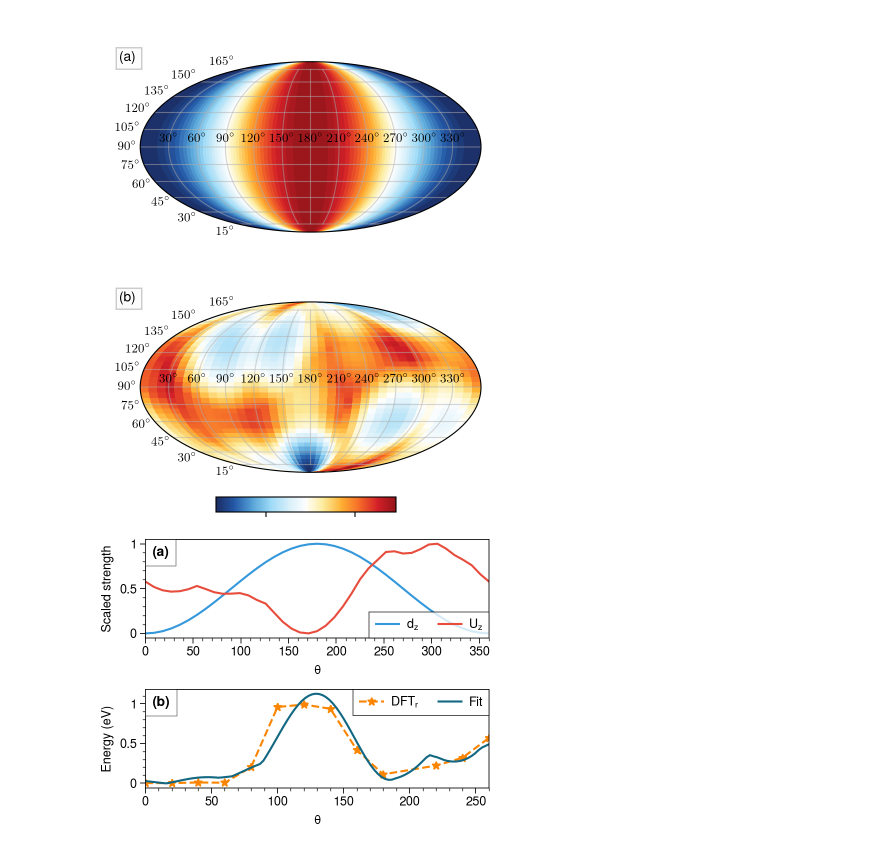
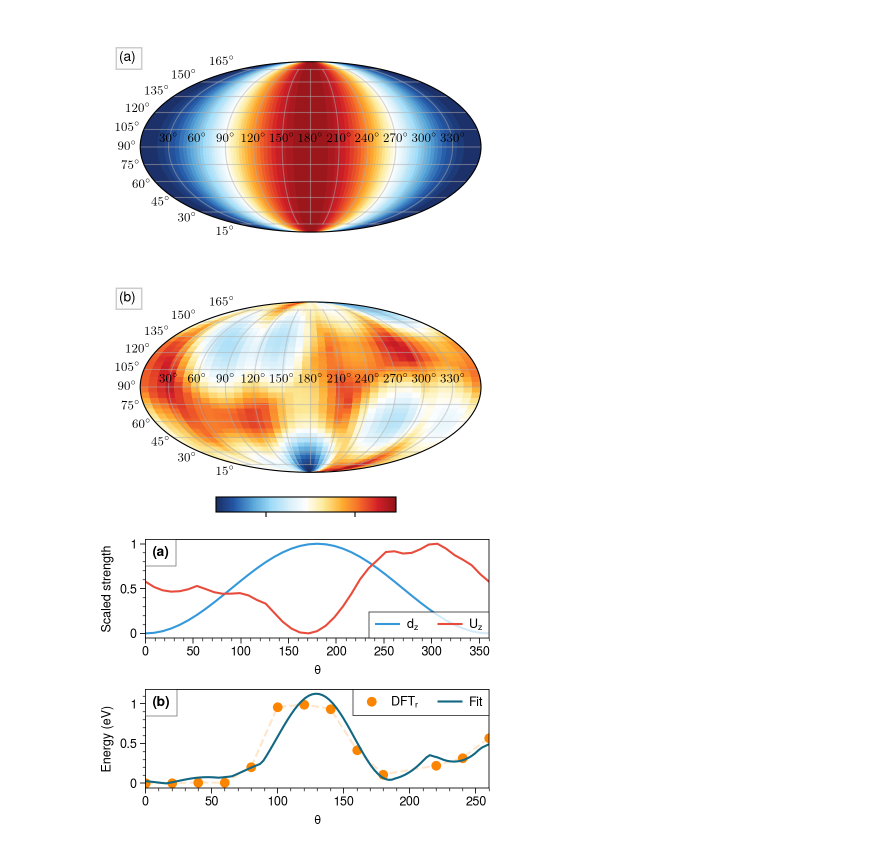
Before and after one commit to santoshkumarradha/spin-model-perovskite, a Jupyter notebook: notebooks/U-potential.ipynb, the cells around one changed output. Cells and saved outputs as stored; diff of their text form; code cells hidden in the pictures.

Commit message:
updated figure

```diff
--- a/notebooks/U-potential.ipynb
+++ b/notebooks/U-potential.ipynb
@@ -271,30 +271,31 @@ popt, pcov = curve_fit(energy_equation, x, y, p0=np.random.uniform(-.3,.3,4),met
 # %%
 import proplot as pplt
 pplt.rc.reset()
 pplt.rc.update(grid=False,)
 fig, ax = pplt.subplots([[1],[2]],share=False,figsize=(4,3))
 fig.patch.set_facecolor('w')
 ax.format(
     abc='(a)', abcloc='upper left',abcbbox=True
 )
 
 
 t=np.linspace(0,360,dipole_z[0].shape[0])
 ax[0].plot(t,min_max_scale(dipole_z[0]),label="$d_z$",cycle='FlatUI')
 ax[0].plot(t,min_max_scale( [get_mean_distance_angle(theta=i,phi=0) for i in t]),label="$U_z$",cycle='FlatUI')
 ax[0].legend(loc="lower right")
 ax[0].format(xlabel="$\\theta$",ylabel="Scaled strength")
 
 def min_max_scale(data):
     return (data-np.min(data))/(np.max(data)-np.min(data))
 
 
-ax[1].plot(x,y,"--*",label="DFT$_r$",color="#fb8500")
+ax[1].plot(x,y,"--",color="#fb8500",alpha=0.2)
+ax[1].plot(x,y,"o",label="DFT$_r$",color="#fb8500")
 ax[1].format(xlabel="$\\theta$",ylabel="Energy (eV)")
 ax[1].plot(X-compensate, energy_equation(X-compensate, *popt), 'r-',label="Fit",color="#126782")
 ax[1].legend(loc="upper right")
 
 
 fig.savefig('../figures/fit.png',dpi=300, bbox_inches='tight')
 # %% [output]
-[figure, old version]
+[figure, new version]
```
Also changed, not shown: 1 other file.
